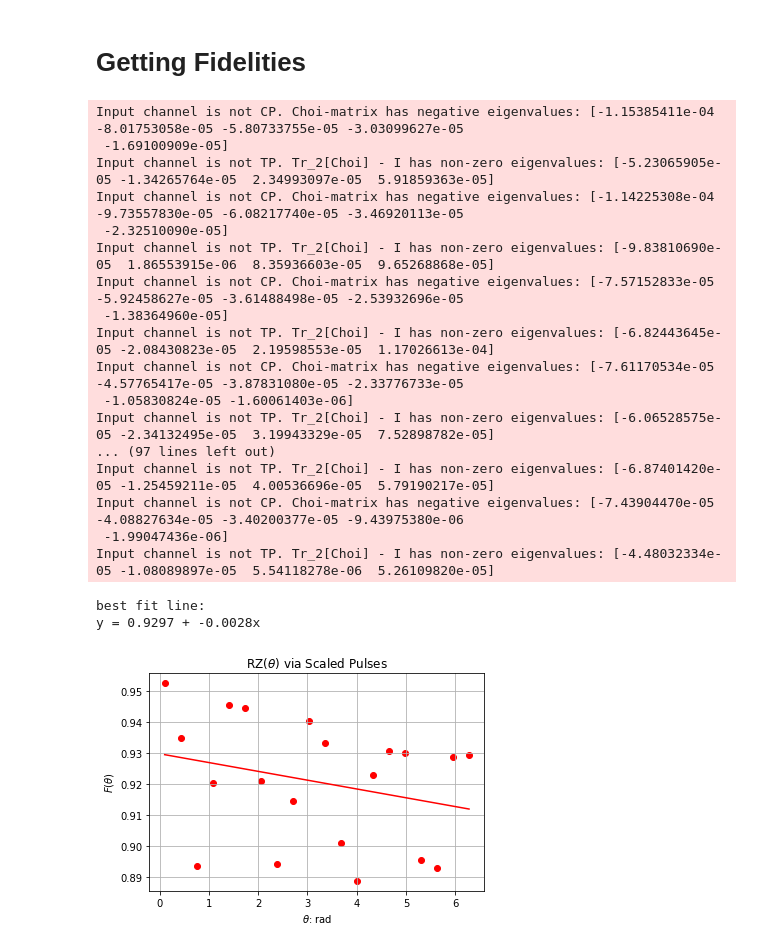
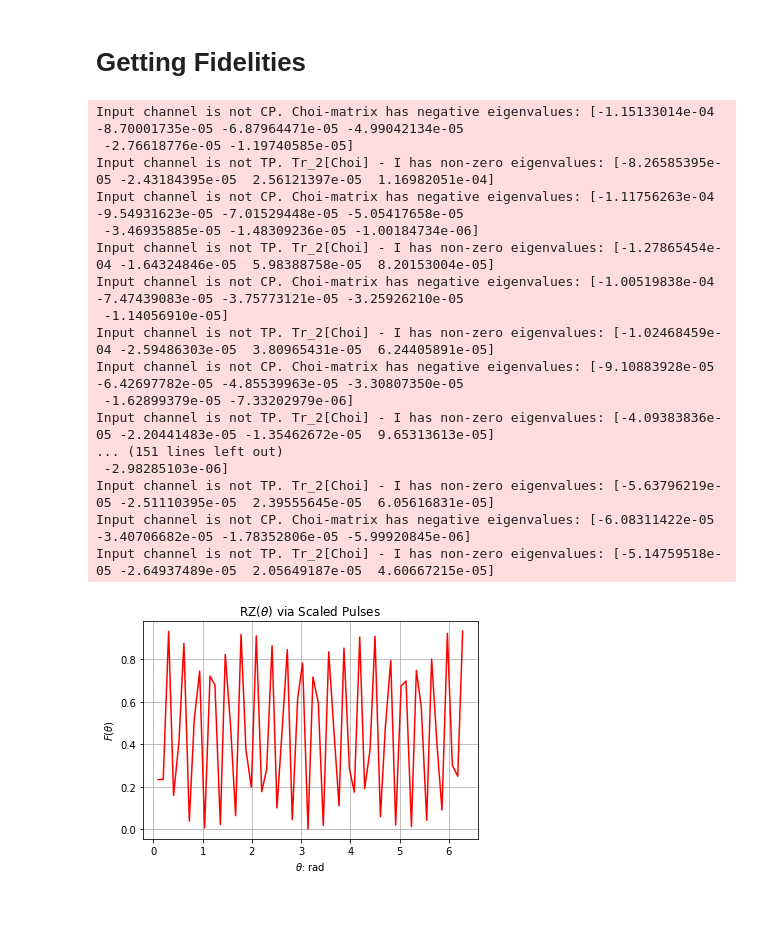
Before and after one commit to laura-clinton/py_grouparticles, a Jupyter notebook: 2qTomography.ipynb, the cells around one changed output. Drawn from its saved outputs; the diff is of its cells as text; code cells hidden in the pictures; blank space fills up the shorter version.

Commit message:
finer grained data

```diff
--- a/2qTomography.ipynb
+++ b/2qTomography.ipynb
@@ -80,7 +82,7 @@ Multi qubit instructions:
 
 qubits = (4, 5)
 
-number_of_angles = 20
+number_of_angles = 60
 angles = np.round(
                  #np.random.uniform(0.1, 2*np.pi, number_of_angles),
                   np.linspace(0.1, 2*np.pi, number_of_angles),
@@ -219,12 +225,12 @@ results = {}
 
 for angle in angles:
     qpt_sched = qpt_experiments[str(angle)]['qpt_schedules']
-   # job = execute(qpt_sched, backend=backend, shots=1000)
+    job = execute(qpt_sched, backend=backend, shots=500)
     result = job.result()
     results[f'{angle}'] = result
 # %%
-#with open(f'results/{device_name}/{label}/2q_tomography/scaledCR.q4q5.pickle', 'wb') as handle:
- #   pickle.dump(results, handle, protocol=pickle.HIGHEST_PROTOCOL)
+with open(f'results/{device_name}/{label}/2q_tomography/scaledCR.q4q5.pickle', 'wb') as handle:
+    pickle.dump(results, handle, protocol=pickle.HIGHEST_PROTOCOL)
 # %% [markdown]
 # Unscaled Pulse Schedules
 # %%
@@ -347,71 +310,65 @@ with open(f'results/{device_name}/{label}/2q_tomography/unscaledCR.q4q5.pickle',
 # %%
 #comment out def of {} and += on fid nex
 fidelities = {}
-fidelities_cx = {}
-ratios = {}
+#fidelities_cx = {}
+#ratios = {}
 
 q2 = QuantumRegister(2)
 
 for angle in angles:
 
     qpt_circuits = qpt_experiments[str(angle)]['transpiled_circuits']
-    qpt_circuits_cx = qpt_experiments_cx[str(angle)]['transpiled_circuits']
+#    qpt_circuits_cx = qpt_experiments_cx[str(angle)]['transpiled_circuits']
 
     res = results[str(angle)]
-    res_cx = results_cx[str(angle)]
+  #  res_cx = results_cx[str(angle)]
 
     process_data = ProcessTomographyFitter(res, qpt_circuits, meas_basis='Pauli', prep_basis='Pauli')
-    process_data_cx = ProcessTomographyFitter(res_cx, qpt_circuits_cx, meas_basis='Pauli', prep_basis='Pauli')
+   # process_data_cx = ProcessTomographyFitter(res_cx, qpt_circuits_cx, meas_basis='Pauli', prep_basis='Pauli')
 
     choi_fit = process_data.fit( )#method='cvx', standard_weights=True,kwargs={ "trace_preserving":True, "PSD": True})
-    choi_fit_cx = process_data_cx.fit( )#method='cvx', standard_weights=True,kwargs={ "trace_preserving":True, "PSD": True})
+   # choi_fit_cx = process_data_cx.fit( )#method='cvx', standard_weights=True,kwargs={ "trace_preserving":True, "PSD": True})
 
     choi_fit = choi_fit.data
-    choi_fit_cx = choi_fit_cx.data
+   # choi_fit_cx = choi_fit_cx.data
 
     ideal_circ = QuantumCircuit(q2)
-    ideal_circ.rzx(angle,q2[0],q2[1])
+    ideal_circ.rzx(angle*(-20),q2[0],q2[1])
     ideal=qi.Operator(ideal_circ)
 
     fid = qi.process_fidelity(channel=Choi(choi_fit),target=Operator(ideal.data))
-    fid_cx = qi.process_fidelity(channel=Choi(choi_fit_cx),target=Operator(ideal.data))
+  #  fid_cx = qi.process_fidelity(channel=Choi(choi_fit_cx),target=Operator(ideal.data))
 
     fidelities[str(angle)] = fid
-    fidelities_cx[str(angle)] = fid_cx
-    ratios[str(angle)] = fid/fid_cx
+   # fidelities_cx[str(angle)] = fid_cx
+    #ratios[str(angle)] = fid/fid_cx
 # %% [output]
-Input channel is not CP. Choi-matrix has negative eigenvalues: [-1.15385411e-04 -8.01753058e-05 -5.80733755e-05 -3.03099627e-05
- -1.69100909e-05]
-Input channel is not TP. Tr_2[Choi] - I has non-zero eigenvalues: [-5.23065905e-05 -1.34265764e-05  2.34993097e-05  5.91859363e-05]
-Input channel is not CP. Choi-matrix has negative eigenvalues: [-1.14225308e-04 -9.73557830e-05 -6.08217740e-05 -3.46920113e-05
- -2.32510090e-05]
-Input channel is not TP. Tr_2[Choi] - I has non-zero eigenvalues: [-9.83810690e-05  1.86553915e-06  8.35936603e-05  9.65268868e-05]
-Input channel is not CP. Choi-matrix has negative eigenvalues: [-7.57152833e-05 -5.92458627e-05 -3.61488498e-05 -2.53932696e-05
- -1.38364960e-05]
-Input channel is not TP. Tr_2[Choi] - I has non-zero eigenvalues: [-6.82443645e-05 -2.08430823e-05  2.19598553e-05  1.17026613e-04]
-Input channel is not CP. Choi-matrix has negative eigenvalues: [-7.61170534e-05 -4.57765417e-05 -3.87831080e-05 -2.33776733e-05
- -1.05830824e-05 -1.60061403e-06]
-Input channel is not TP. Tr_2[Choi] - I has non-zero eigenvalues: [-6.06528575e-05 -2.34132495e-05  3.19943329e-05  7.52898782e-05]
-... (97 lines left out)
-Input channel is not TP. Tr_2[Choi] - I has non-zero eigenvalues: [-6.87401420e-05 -1.25459211e-05  4.00536696e-05  5.79190217e-05]
-Input channel is not CP. Choi-matrix has negative eigenvalues: [-7.43904470e-05 -4.08827634e-05 -3.40200377e-05 -9.43975380e-06
- -1.99047436e-06]
-Input channel is not TP. Tr_2[Choi] - I has non-zero eigenvalues: [-4.48032334e-05 -1.08089897e-05  5.54118278e-06  5.26109820e-05]
+Input channel is not CP. Choi-matrix has negative eigenvalues: [-1.15133014e-04 -8.70001735e-05 -6.87964471e-05 -4.99042134e-05
+ -2.76618776e-05 -1.19740585e-05]
+Input channel is not TP. Tr_2[Choi] - I has non-zero eigenvalues: [-8.26585395e-05 -2.43184395e-05  2.56121397e-05  1.16982051e-04]
+Input channel is not CP. Choi-matrix has negative eigenvalues: [-1.11756263e-04 -9.54931623e-05 -7.01529448e-05 -5.05417658e-05
+ -3.46935885e-05 -1.48309236e-05 -1.00184734e-06]
+Input channel is not TP. Tr_2[Choi] - I has non-zero eigenvalues: [-1.27865454e-04 -1.64324846e-05  5.98388758e-05  8.20153004e-05]
+Input channel is not CP. Choi-matrix has negative eigenvalues: [-1.00519838e-04 -7.47439083e-05 -3.75773121e-05 -3.25926210e-05
+ -1.14056910e-05]
+Input channel is not TP. Tr_2[Choi] - I has non-zero eigenvalues: [-1.02468459e-04 -2.59486303e-05  3.80965431e-05  6.24405891e-05]
+Input channel is not CP. Choi-matrix has negative eigenvalues: [-9.10883928e-05 -6.42697782e-05 -4.85539963e-05 -3.30807350e-05
+ -1.62899379e-05 -7.33202979e-06]
+Input channel is not TP. Tr_2[Choi] - I has non-zero eigenvalues: [-4.09383836e-05 -2.20441483e-05 -1.35462672e-05  9.65313613e-05]
+... (151 lines left out)
+ -2.98285103e-06]
+Input channel is not TP. Tr_2[Choi] - I has non-zero eigenvalues: [-5.63796219e-05 -2.51110395e-05  2.39555645e-05  6.05616831e-05]
+Input channel is not CP. Choi-matrix has negative eigenvalues: [-6.08311422e-05 -3.40706682e-05 -1.78352806e-05 -5.99920845e-06]
+Input channel is not TP. Tr_2[Choi] - I has non-zero eigenvalues: [-5.14759518e-05 -2.64937489e-05  2.05649187e-05  4.60667215e-05]
 # %%
-a, b = best_fit(angles, fidelities.values())
-yfit = [a + b * xi for xi in angles]
-plt.plot(angles, yfit, color='r')
-plt.scatter(angles, fidelities.values(), color='r')
-
+plt.plot(angles, fidelities.values(), color='r')#, s=10
 plt.xlabel(r'$\theta$: rad')
 plt.ylabel(r'$F(\theta)$')
 plt.title(r'RZ($\theta$) via Scaled Pulses')
 plt.grid()
-plt.savefig('plots/scaled_fid.png', transparent=False)
+plt.savefig(f'plots/{label}.scaled_fid.png', transparent=False)
 # %% [output]
-best fit line:
-y = 0.9297 + -0.0028x
-[figure, old version]
+[figure, new version]
 # %%
 a_cx, b_cx = best_fit(angles, fidelities_cx.values())
 yfit_cx = [a_cx + b_cx * xi for xi in angles]
```
Also changed, not shown: parts of 19 cells of this notebook, 6 other files.
